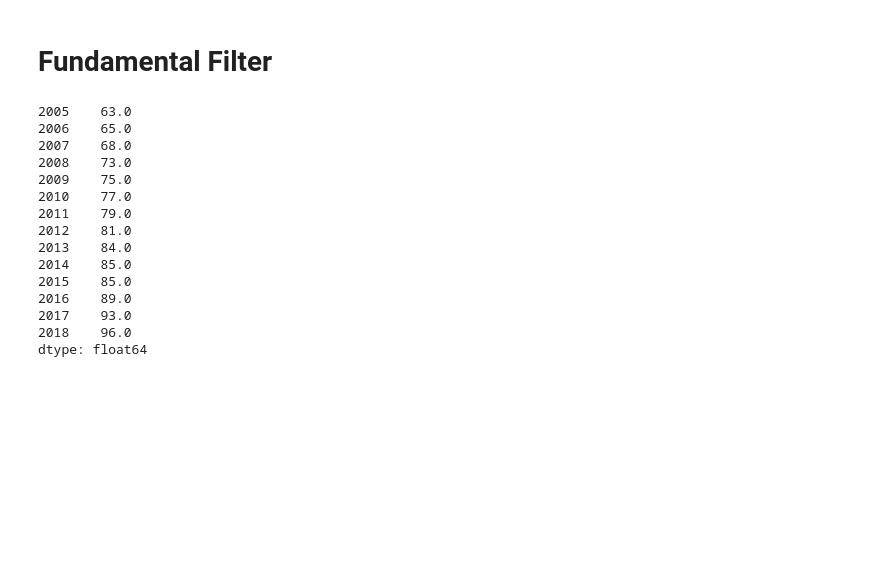
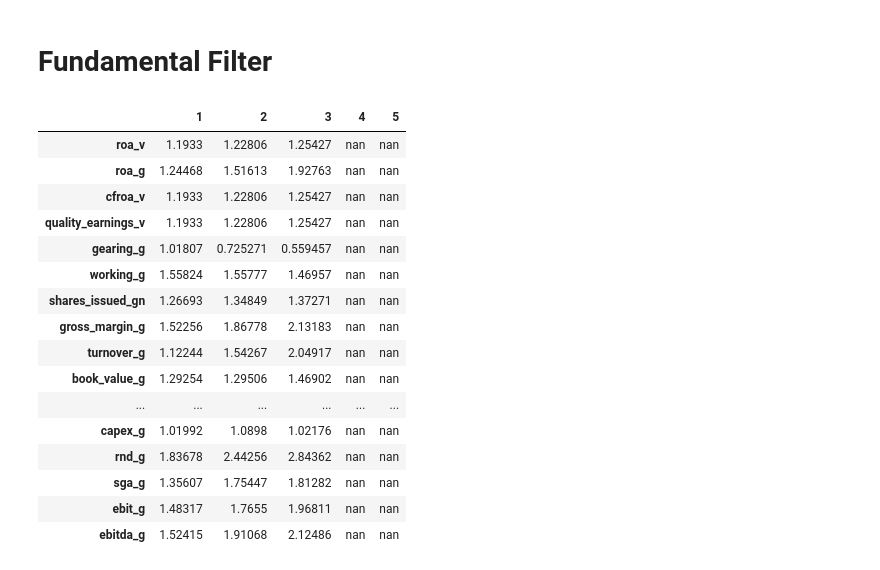
Before and after one commit to MarcoAntonioMontez/Quant, a Jupyter notebook: notebooks/Case studies.ipynb, the cells around one changed output. Cells and saved outputs as stored; diff of their text form; code cells hidden in the pictures; blank space fills up the shorter version.

```diff
--- a/notebooks/Case studies.ipynb
+++ b/notebooks/Case studies.ipynb
@@ -240,21 +196,3 @@ for year in years:
     q3 = q3.append(mask3.astype(int),sort=True)
     q4 = q4.append(mask4.astype(int),sort=True)
     q5 = q5.append(mask5.astype(int),sort=True)
-# %%
-q5.sum(axis=1)
-# %% [output]
-2005    63.0
-2006    65.0
-2007    68.0
-2008    73.0
-2009    75.0
-2010    77.0
-2011    79.0
-2012    81.0
-2013    84.0
-2014    85.0
-2015    85.0
-2016    89.0
-2017    93.0
-2018    96.0
-dtype: float64
@@ -329,0 +272,43 @@ for key in ['q1','q2','q3','q4','q5','mean','mean_no_q1']:
+# %%
+import pandas as pd
+import matplotlib.pyplot as plt
+from matplotlib import colors
+
+def background_gradient(s, m, M, cmap='PuBu', low=0, high=0):
+    rng = M - m
+    norm = colors.Normalize(m - (rng * low),
+                            M + (rng * high))
+    normed = norm(s.values)
+    c = [colors.rgb2hex(x) for x in plt.cm.get_cmap(cmap)(normed)]
+    return ['background-color: %s' % color for color in c]
+
+df =factor_table
+df.style.apply(background_gradient,
+               cmap='Greens',
+               m=df.min().min(),
+               M=df.max().max(),
+               low=0.3,
+               high=0.4)
+
+# cmaps['Sequential'] = [
+#             'Greys', 'Purples', 'Blues', 'Greens', 'Oranges', 'Reds',
+#             'YlOrBr', 'YlOrRd', 'OrRd', 'PuRd', 'RdPu', 'BuPu',
+#             'GnBu', 'PuBu', 'YlGnBu', 'PuBuGn', 'BuGn', 'YlGn']
+# %% [output]
+|  | 1 | 2 | 3 | 4 | 5 |
+| roa_v | 1.1933 | 1.22806 | 1.25427 | nan | nan |
+| roa_g | 1.24468 | 1.51613 | 1.92763 | nan | nan |
+| cfroa_v | 1.1933 | 1.22806 | 1.25427 | nan | nan |
+| quality_earnings_v | 1.1933 | 1.22806 | 1.25427 | nan | nan |
+| gearing_g | 1.01807 | 0.725271 | 0.559457 | nan | nan |
+| working_g | 1.55824 | 1.55777 | 1.46957 | nan | nan |
+| shares_issued_gn | 1.26693 | 1.34849 | 1.37271 | nan | nan |
+| gross_margin_g | 1.52256 | 1.86778 | 2.13183 | nan | nan |
+| turnover_g | 1.12244 | 1.54267 | 2.04917 | nan | nan |
+| book_value_g | 1.29254 | 1.29506 | 1.46902 | nan | nan |
+| ... | ... | ... | ... | ... | ... |
+| capex_g | 1.01992 | 1.0898 | 1.02176 | nan | nan |
+| rnd_g | 1.83678 | 2.44256 | 2.84362 | nan | nan |
+| sga_g | 1.35607 | 1.75447 | 1.81282 | nan | nan |
+| ebit_g | 1.48317 | 1.7655 | 1.96811 | nan | nan |
+| ebitda_g | 1.52415 | 1.91068 | 2.12486 | nan | nan |
```
Also changed, not shown: parts of 11 cells of this notebook.
